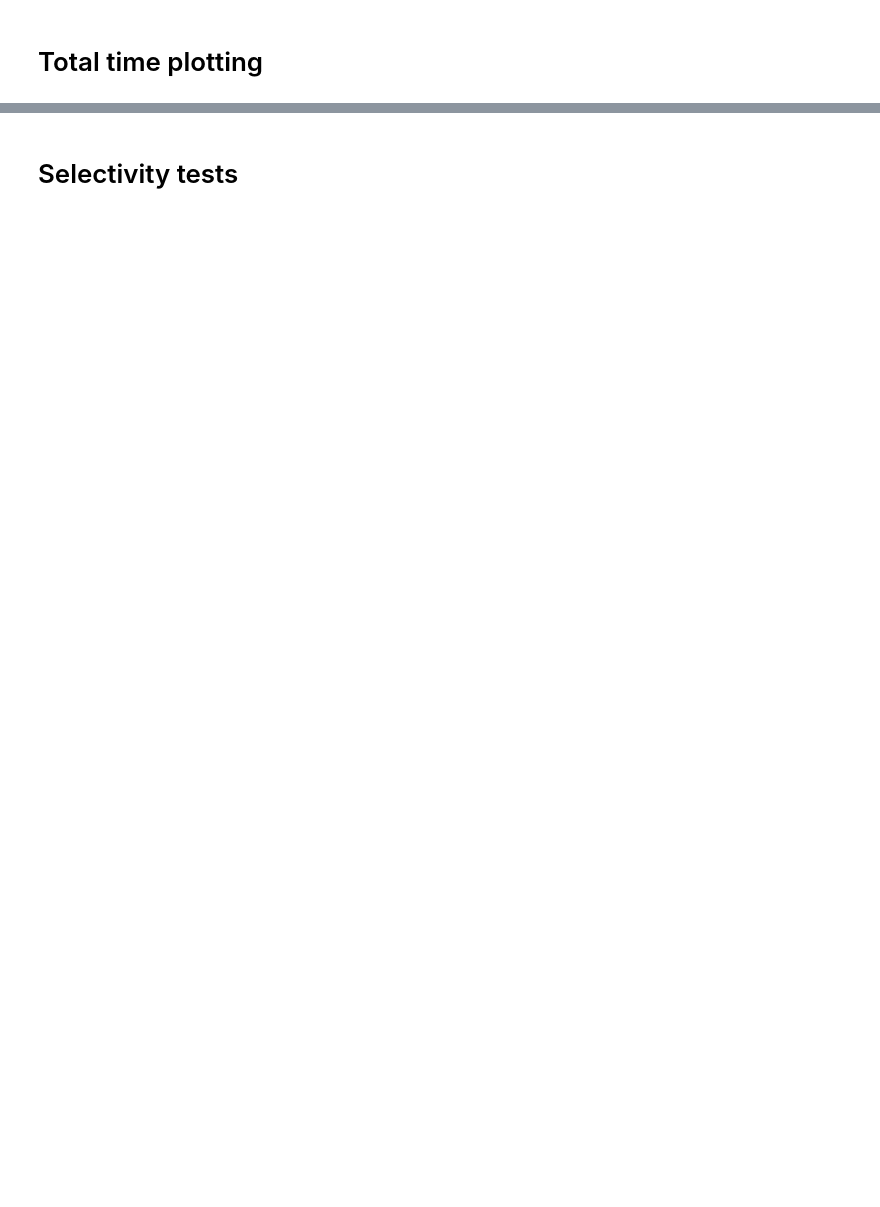
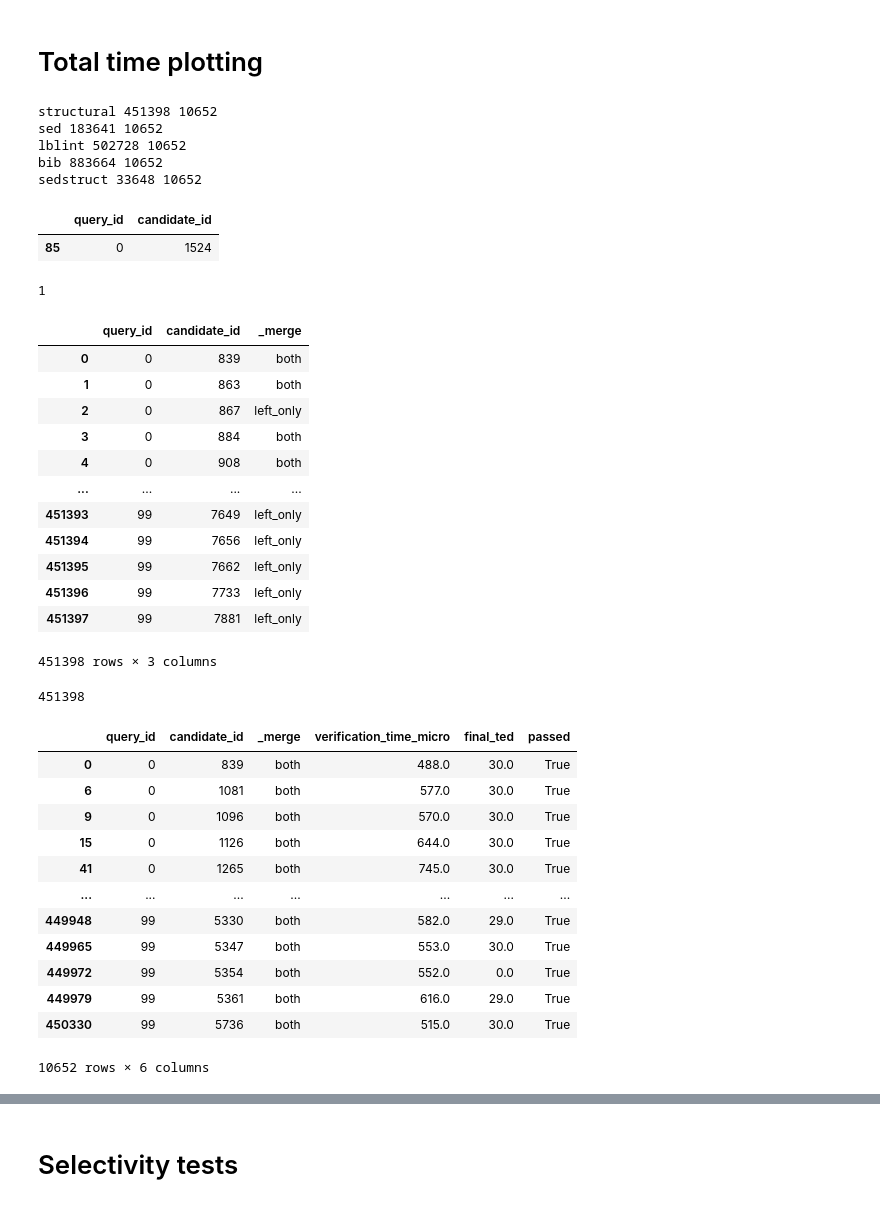
Before and after one commit to LukMRVC/ted-search, a Jupyter notebook: article/graphs.ipynb, the cells around one changed output, grey strips where cells are left out. Cells and saved outputs as stored; diff of their text form; code cells hidden in the pictures; blank space fills up the shorter version.

```diff
--- a/article/graphs.ipynb
+++ b/article/graphs.ipynb
@@ -1,3 +1,5 @@
+# %%
+DATASETS_DIR = 'datasets'
 # %%
 
 import os
@@ -131,13 +140,13 @@ plt.show()
 # Total time plotting
 # %%
 real_ds = 'sentiment'
-verify_file = join('datasets', real_ds, 'verified-all.csv')
+verify_file = join(DATASETS_DIR, real_ds, 'verified-all.csv')
 verify_df = pd.read_csv(verify_file, dtype={'query_id': 'int32', 'candidate_id': 'int32', 'verification_time_micro': 'float', 'final_ted': 'float', 'passed': 'bool'}, skipfooter=1, engine='python')
 
 
 for algorithm in ALGORITHMS.keys():
   alg = algorithm.capitalize() if algorithm != 'sedstruct' else 'SEDStruct'
-  candidates_file = join('datasets', real_ds, f'{alg}_candidates.csv')
+  candidates_file = join(DATASETS_DIR, real_ds, f'{alg}_candidates.csv')
   if exists(candidates_file):
     candidates_ds = pd.read_csv(candidates_file, header=None, names=['query_id', 'candidate_id'])
     candidates_ds['algorithm'] = ALGORITHMS[algorithm]
@@ -148,25 +157,62 @@ for algorithm in ALGORITHMS.keys():
     total_verify_time_ms = merged['verification_time_micro'].sum() / 1000.0
     # compute precision of the algorithm - the fraction of candidates that were verified as true positives
     precision = 100 * (len(merged[merged['passed'] == 1]) / len(merged))
+# %% [output]
+structural 451398 10652
+sed 183641 10652
+lblint 502728 10652
+bib 883664 10652
+sedstruct 33648 10652
 # %%
 real_ds = 'sentiment'
-sed_candidates_file = join('datasets', real_ds, f'Sed_candidates.csv')
+sed_candidates_file = join(DATASETS_DIR, real_ds, f'Sed_candidates.csv')
 sed_candidates_ds = pd.read_csv(sed_candidates_file, header=None, names=['query_id', 'candidate_id'])
 
 sed_row = sed_candidates_ds[(sed_candidates_ds['query_id'] == 0) & (sed_candidates_ds['candidate_id'] == 1524)]
 display(sed_row, len(sed_row))
 
-structural_candidates_file = join('datasets', real_ds, f'Structural_candidates.csv')
+structural_candidates_file = join(DATASETS_DIR, real_ds, f'Structural_candidates.csv')
 structural_candidates_ds = pd.read_csv(structural_candidates_file, header=None, names=['query_id', 'candidate_id'])
 
 
 merged = pd.merge(structural_candidates_ds, sed_candidates_ds, on=['query_id', 'candidate_id'], how='left', indicator=True)
 
 display(merged, len(merged))
 
 mvf = pd.merge(merged, verify_df, on=['query_id', 'candidate_id'], how='inner')
 
 display(mvf[mvf['passed'] == True])
+# %% [output]
+|  | query_id | candidate_id |
+| 85 | 0 | 1524 |
+1
+|  | query_id | candidate_id | _merge |
+| 0 | 0 | 839 | both |
+| 1 | 0 | 863 | both |
+| 2 | 0 | 867 | left_only |
+| 3 | 0 | 884 | both |
+| 4 | 0 | 908 | both |
+| ... | ... | ... | ... |
+| 451393 | 99 | 7649 | left_only |
+| 451394 | 99 | 7656 | left_only |
+| 451395 | 99 | 7662 | left_only |
+| 451396 | 99 | 7733 | left_only |
+| 451397 | 99 | 7881 | left_only |
+451398 rows × 3 columns
+451398
+|  | query_id | candidate_id | _merge | verification_time_micro | final_ted | passed |
+| 0 | 0 | 839 | both | 488.0 | 30.0 | True |
+| 6 | 0 | 1081 | both | 577.0 | 30.0 | True |
+| 9 | 0 | 1096 | both | 570.0 | 30.0 | True |
+| 15 | 0 | 1126 | both | 644.0 | 30.0 | True |
+| 41 | 0 | 1265 | both | 745.0 | 30.0 | True |
+| ... | ... | ... | ... | ... | ... | ... |
+| 449948 | 99 | 5330 | both | 582.0 | 29.0 | True |
+| 449965 | 99 | 5347 | both | 553.0 | 30.0 | True |
+| 449972 | 99 | 5354 | both | 552.0 | 0.0 | True |
+| 449979 | 99 | 5361 | both | 616.0 | 29.0 | True |
+| 450330 | 99 | 5736 | both | 515.0 | 30.0 | True |
+10652 rows × 6 columns
 # %%
 # Initialize new columns in filter_df if they don't exist
 if 'verify_time_ms' not in filter_df.columns:
```
Also changed, not shown: parts of 30 cells of this notebook, 2 other files.
